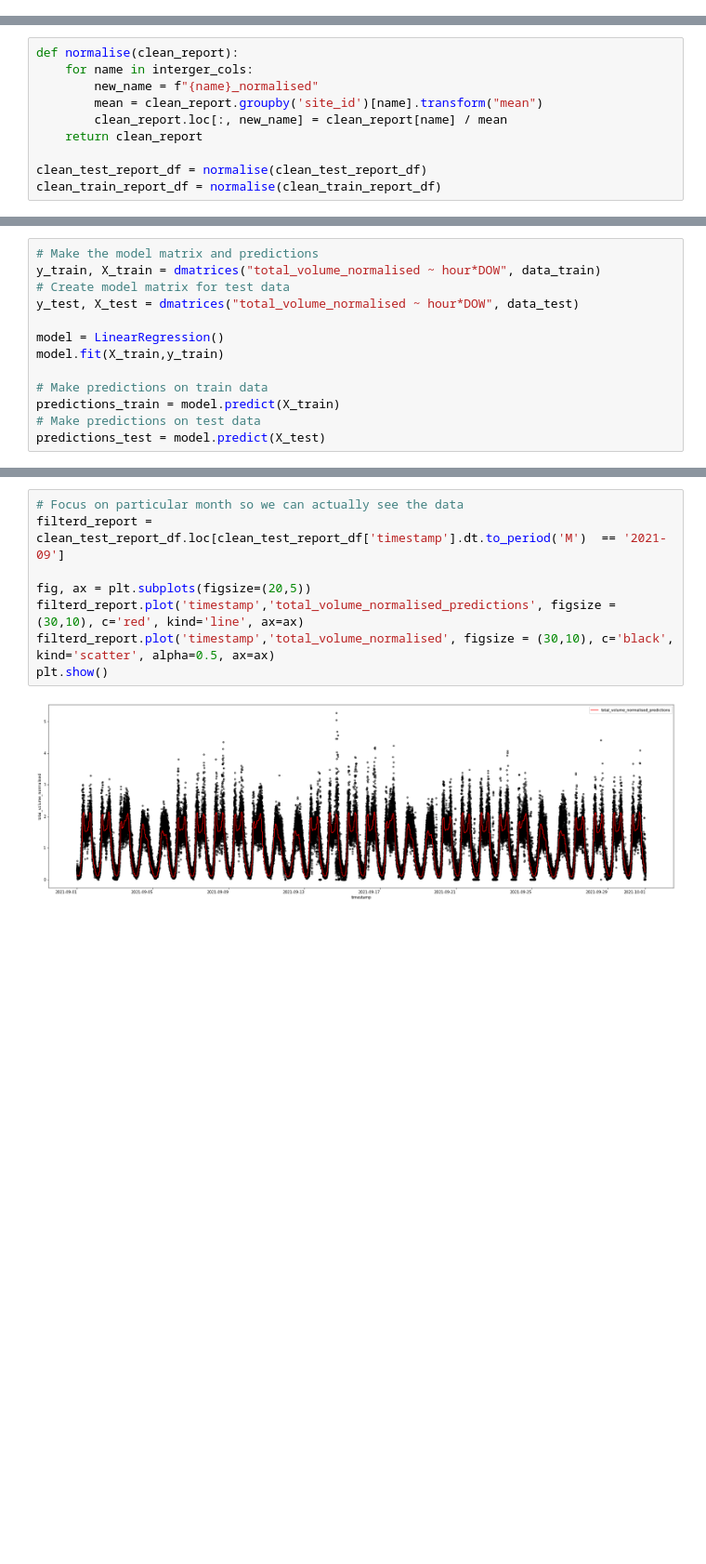
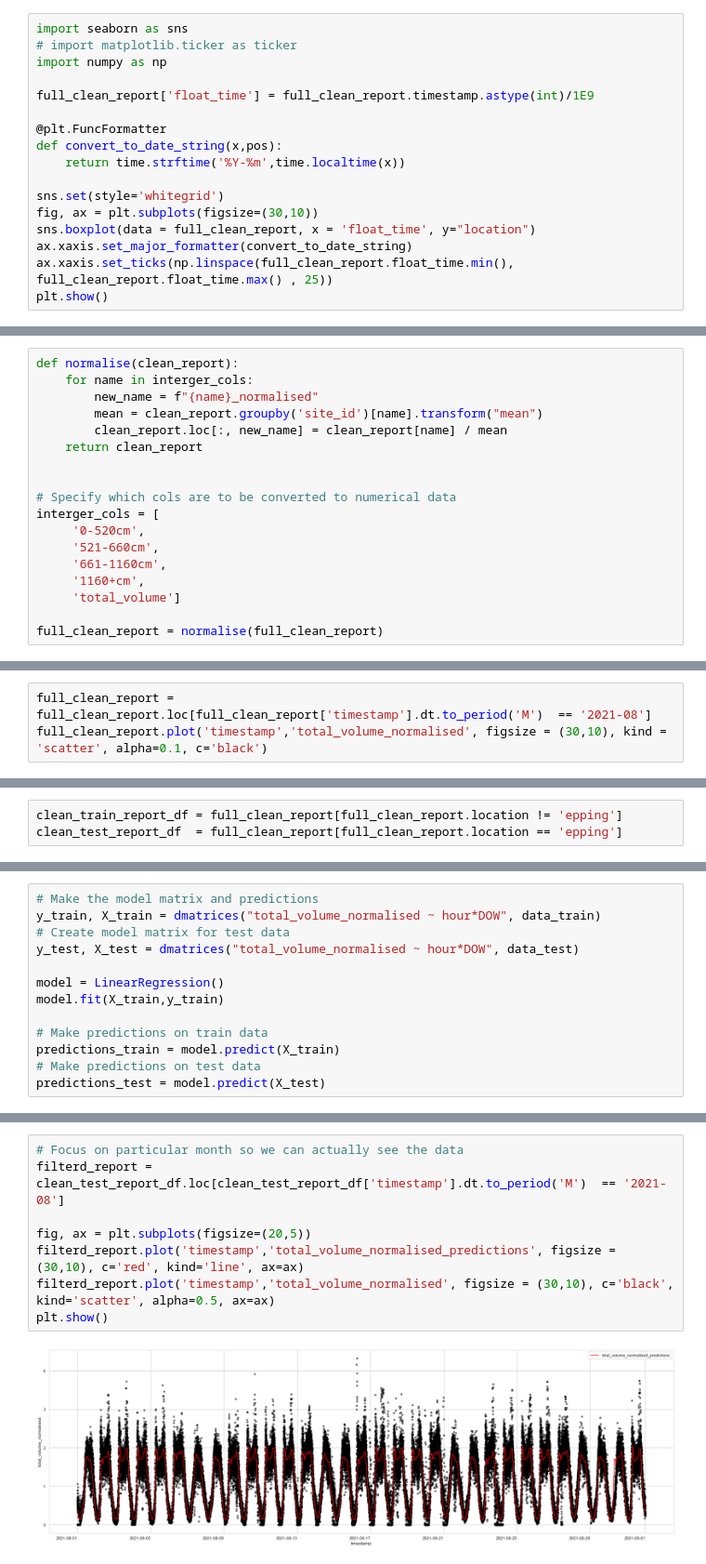
Before and after one commit to JakeRobertBaker/Highways, a Jupyter notebook: Full-Pipeline.ipynb, the cells around one changed output, grey strips where cells are left out. Shown at 93% size. Saved outputs shown, nothing was run; the diff lists cells and outputs as text; blank space fills up the shorter version.

```diff
--- a/Full-Pipeline.ipynb
+++ b/Full-Pipeline.ipynb
@@ -361,0 +526,17 @@ clean_train_report_df = add_time_data(clean_train_report_df)
+# %%
+import seaborn as sns
+# import matplotlib.ticker as ticker
+import numpy as np
+
+full_clean_report['float_time'] = full_clean_report.timestamp.astype(int)/1E9
+
+@plt.FuncFormatter
+def convert_to_date_string(x,pos):
+    return time.strftime('%Y-%m',time.localtime(x))
+
+sns.set(style='whitegrid')
+fig, ax = plt.subplots(figsize=(30,10))
+sns.boxplot(data = full_clean_report, x = 'float_time', y="location")
+ax.xaxis.set_major_formatter(convert_to_date_string)
+ax.xaxis.set_ticks(np.linspace(full_clean_report.float_time.min(), full_clean_report.float_time.max() , 25))
+plt.show()
@@ -369,5 +560,13 @@ def normalise(clean_report):
         clean_report.loc[:, new_name] = clean_report[name] / mean
     return clean_report
 
-clean_test_report_df = normalise(clean_test_report_df)
-clean_train_report_df = normalise(clean_train_report_df)
+
+# Specify which cols are to be converted to numerical data
+interger_cols = [
+     '0-520cm',
+     '521-660cm',
+     '661-1160cm',
+     '1160+cm',
+     'total_volume']
+
+full_clean_report = normalise(full_clean_report)
@@ -373,0 +575,3 @@ clean_train_report_df = normalise(clean_train_report_df)
+# %%
+full_clean_report = full_clean_report.loc[full_clean_report['timestamp'].dt.to_period('M')  == '2021-08']
+full_clean_report.plot('timestamp','total_volume_normalised', figsize = (30,10), kind = 'scatter', alpha=0.1, c='black')
@@ -427,6 +634,9 @@ from sklearn.linear_model import LinearRegression
 from sklearn.metrics import mean_squared_error
 from sklearn.metrics import mean_absolute_error
 from sklearn.metrics import r2_score
+# %%
+clean_train_report_df = full_clean_report[full_clean_report.location != 'epping']
+clean_test_report_df  = full_clean_report[full_clean_report.location == 'epping']
 # %%
 # Pick cols for model
 cols = ['total_volume_normalised', 'hour', 'DOW', 'month']
@@ -515,13 +747,13 @@ clean_test_report_df.loc[:,'total_volume_normalised_predictions'] = predictions_
 # %%
 # Focus on particular month so we can actually see the data
-filterd_report = clean_test_report_df.loc[clean_test_report_df['timestamp'].dt.to_period('M')  == '2021-09']
+filterd_report = clean_test_report_df.loc[clean_test_report_df['timestamp'].dt.to_period('M')  == '2021-08']
 
 fig, ax = plt.subplots(figsize=(20,5))
 filterd_report.plot('timestamp','total_volume_normalised_predictions', figsize = (30,10), c='red', kind='line', ax=ax)
 filterd_report.plot('timestamp','total_volume_normalised', figsize = (30,10), c='black', kind='scatter', alpha=0.5, ax=ax)
 plt.show()
 # %% [output]
-[figure, old version]
+[figure, new version]
 # %%
 clean_test_report_df.plot('timestamp','total_volume_normalised', figsize = (200,10), c='black', kind='line', alpha=0.5)
 # %% [output]
```
Also changed, not shown: parts of 63 cells of this notebook.
